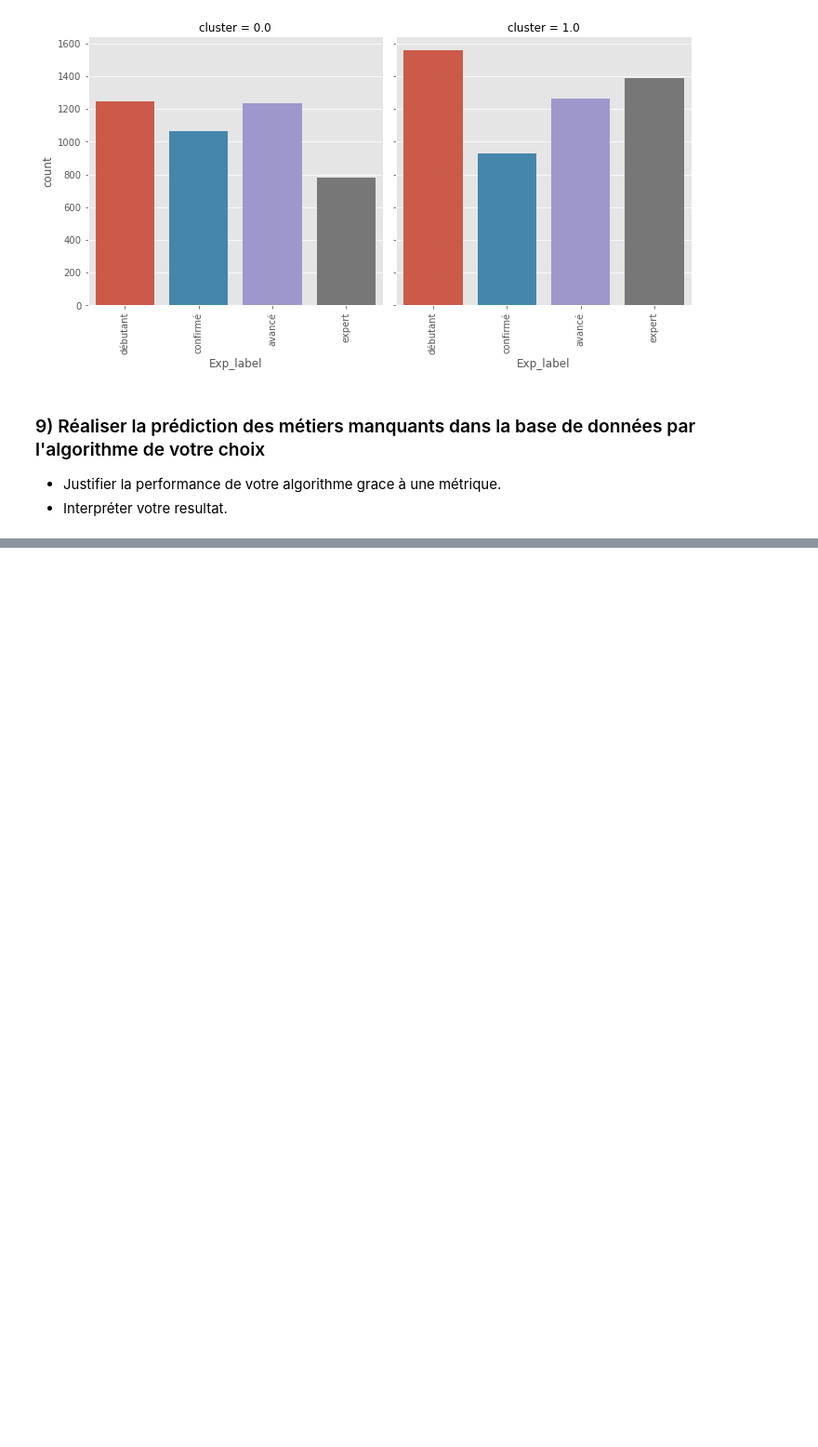
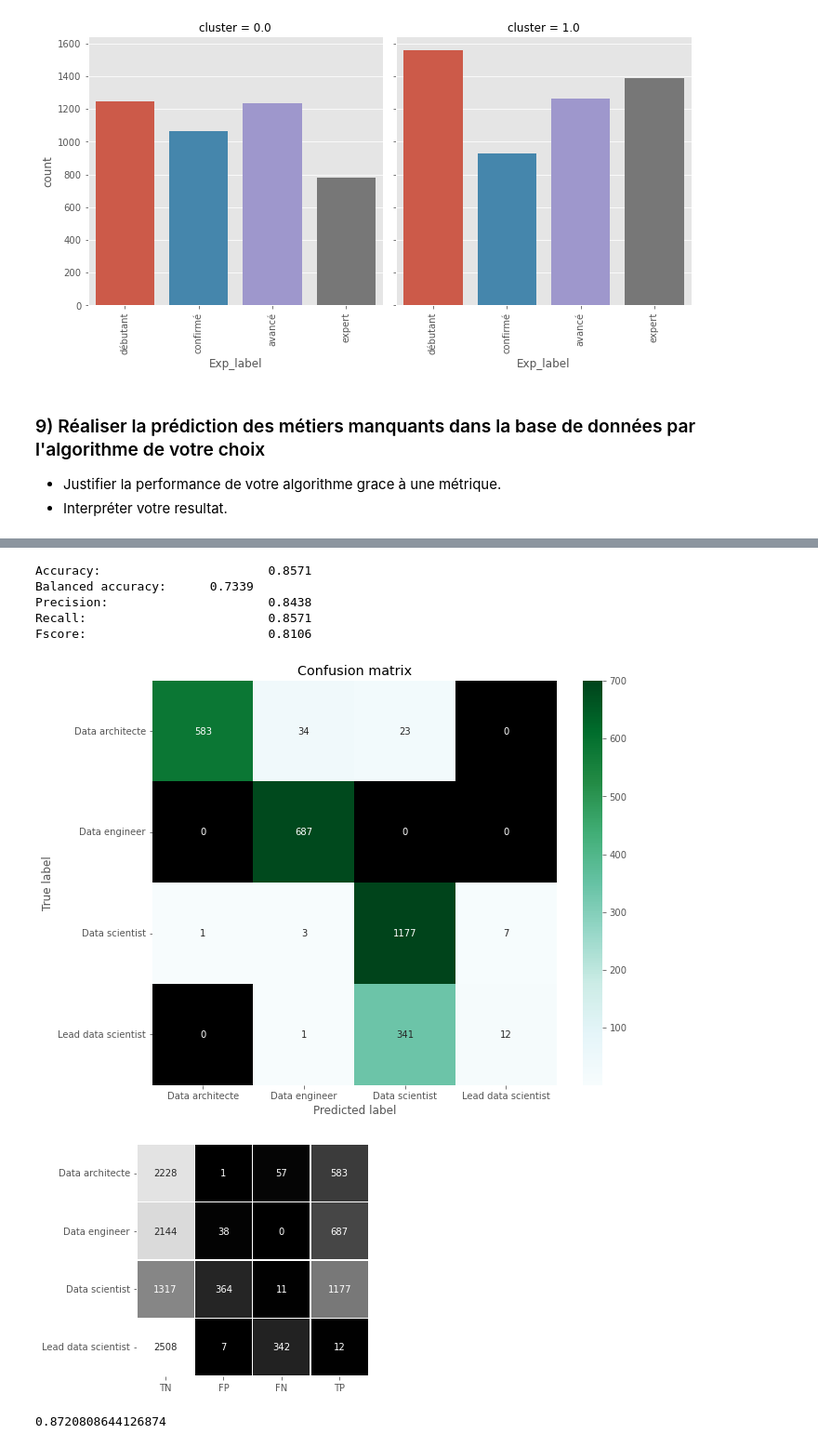
Before and after one commit to FlorianMuller/test-aquila, a Jupyter notebook: Test_Technique_ML.ipynb, the cells around one changed output, grey strips where cells are left out. Shown: that part at 93% size. Saved outputs shown, nothing was run; the diff lists cells and outputs as text; code cells hidden in the pictures; blank space fills up the shorter version.

```diff
--- a/Test_Technique_ML.ipynb
+++ b/Test_Technique_ML.ipynb
@@ -586,0 +724,10 @@ train_df, test_df = train_test_split(test_size=0.3,)
+# %%
+from sklearn.linear_model import SGDClassifier
+
+# Model definiton
+sgd = SGDClassifier(loss="log", max_iter=1000, tol=1e-3)
+
+# Cross validation
+cv_results = cross_validate(sgd, x_train, y_train, scoring=scoring, cv=5)
+
+display_cv_metrics(cv_results)
@@ -586,0 +823,11 @@ train_df, test_df = train_test_split(test_size=0.3,)
+# %%
+sgd_pred = sgd.predict(x_test)
+metrics = get_metrics(y_test, sgd_pred)
+# %% [output]
+Accuracy:                       0.8571
+Balanced accuracy:      0.7339
+Precision:                      0.8438
+Recall:                         0.8571
+Fscore:                         0.8106
+[figure, added]
+[figure, added]
@@ -586,0 +836,4 @@ train_df, test_df = train_test_split(test_size=0.3,)
+# %%
+(sgd_pred == y_test).sum() / len(y_test)
+# %% [output]
+0.8720808644126874
```
Also changed, not shown: parts of 26 cells of this notebook.
